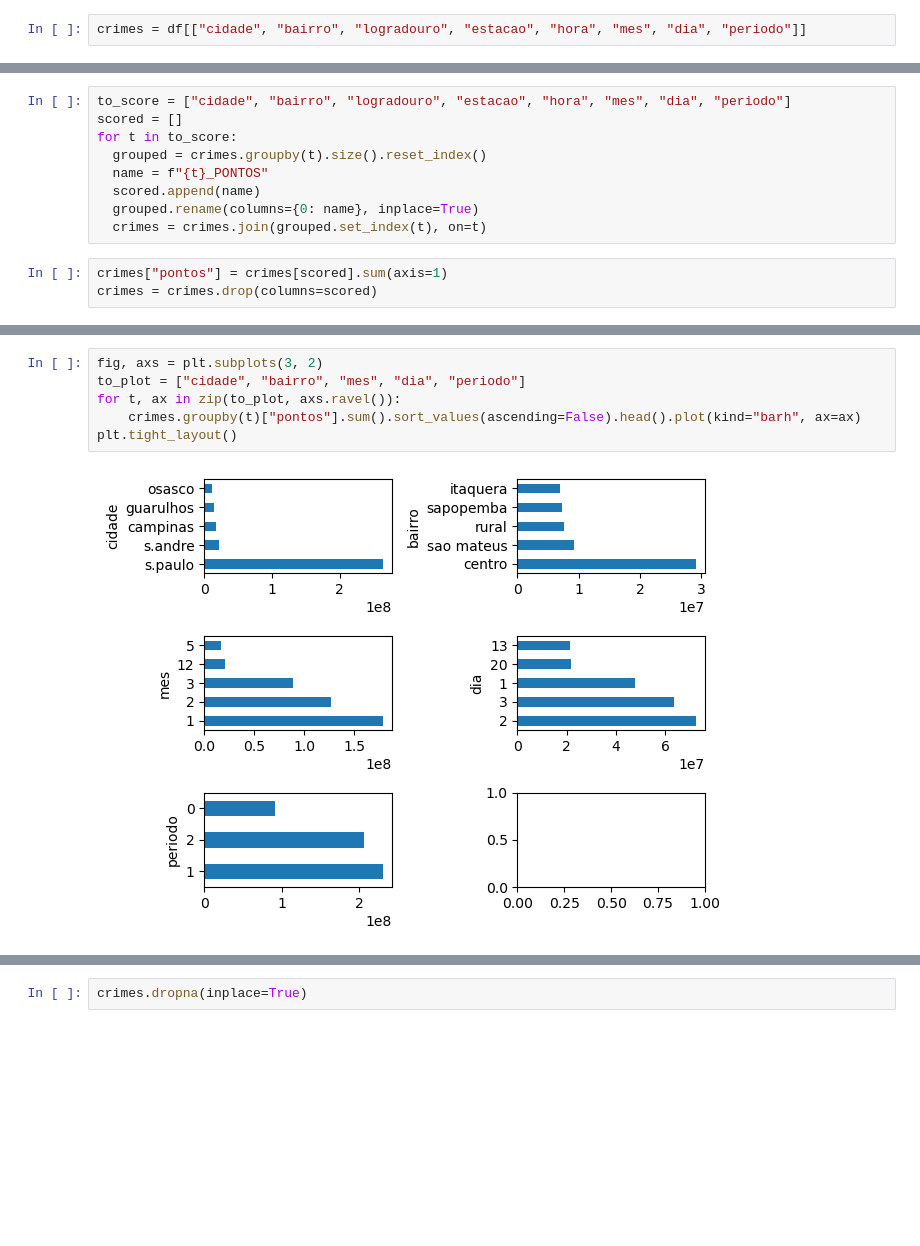
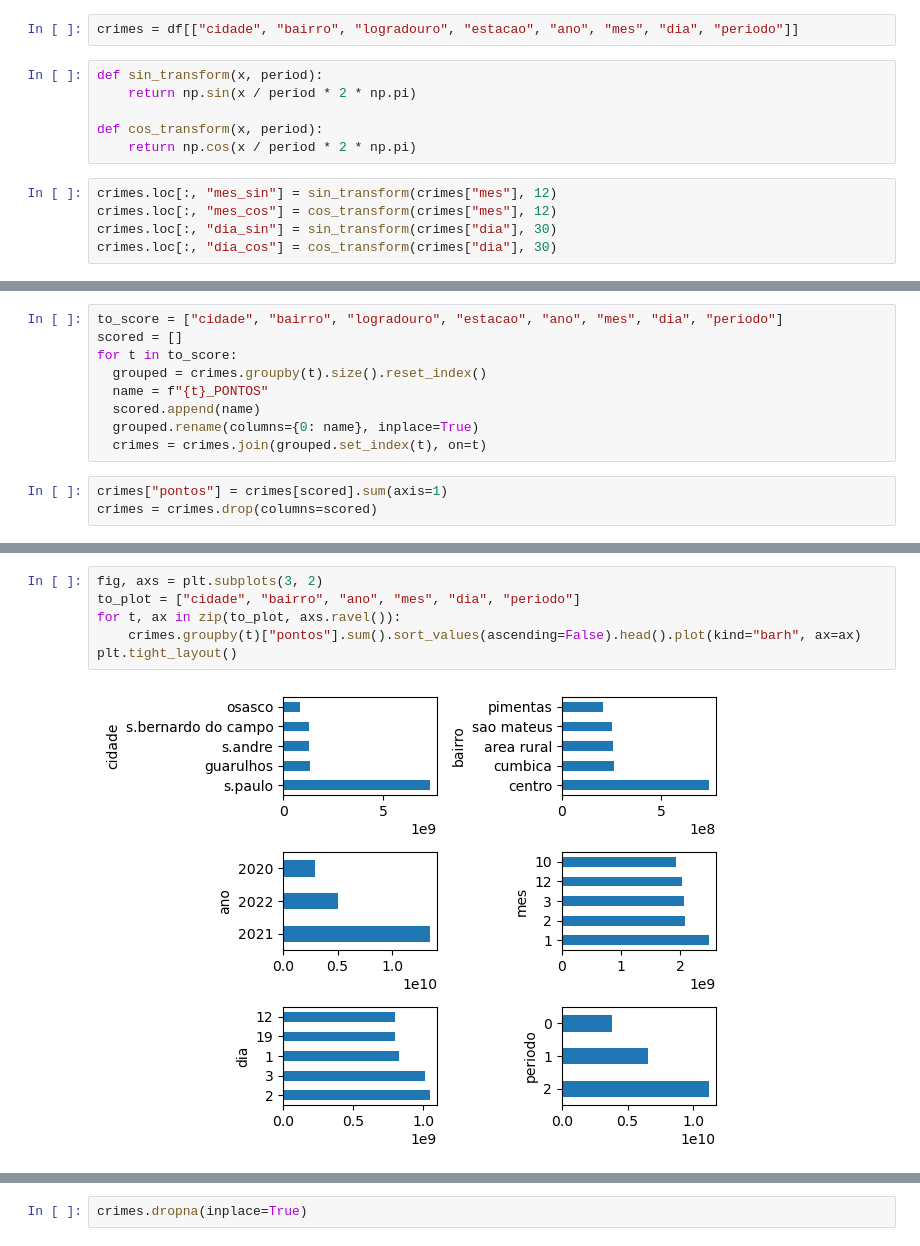
Before and after one commit to CriminiX/data-analysis, a Jupyter notebook: notebooks/scoring.ipynb, the cells around one changed output, grey strips where cells are left out. Drawn from its saved outputs; the diff is of its cells as text; blank space fills up the shorter version.

```diff
--- a/notebooks/scoring.ipynb
+++ b/notebooks/scoring.ipynb
@@ -20,4 +24,15 @@ df["periodo"] = np.where(
 for c in ["cidade", "bairro", "logradouro"]:
   df.loc[:, c] = df[c].str.normalize("NFKD").str.encode("ascii",  errors='ignore').str.decode("UTF-8").str.lower()
 # %%
-crimes = df[["cidade", "bairro", "logradouro", "estacao", "hora", "mes", "dia", "periodo"]]
+crimes = df[["cidade", "bairro", "logradouro", "estacao", "ano", "mes", "dia", "periodo"]]
+# %%
+def sin_transform(x, period):
+    return np.sin(x / period * 2 * np.pi)
+
+def cos_transform(x, period):
+    return np.cos(x / period * 2 * np.pi)
+# %%
+crimes.loc[:, "mes_sin"] = sin_transform(crimes["mes"], 12)
+crimes.loc[:, "mes_cos"] = cos_transform(crimes["mes"], 12)
+crimes.loc[:, "dia_sin"] = sin_transform(crimes["dia"], 30)
+crimes.loc[:, "dia_cos"] = cos_transform(crimes["dia"], 30)
@@ -33,5 +74,5 @@ crimes.head()
 # %%
-to_score = ["cidade", "bairro", "logradouro", "estacao", "hora", "mes", "dia", "periodo"]
+to_score = ["cidade", "bairro", "logradouro", "estacao", "ano", "mes", "dia", "periodo"]
 scored = []
 for t in to_score:
   grouped = crimes.groupby(t).size().reset_index()
@@ -50,11 +91,11 @@ crimes["pontos"].hist()
 # %%
 fig, axs = plt.subplots(3, 2)
-to_plot = ["cidade", "bairro", "mes", "dia", "periodo"]
+to_plot = ["cidade", "bairro", "ano", "mes", "dia", "periodo"]
 for t, ax in zip(to_plot, axs.ravel()):
     crimes.groupby(t)["pontos"].sum().sort_values(ascending=False).head().plot(kind="barh", ax=ax)
 plt.tight_layout()
 # %% [output]
-[figure, old version]
+[figure, new version]
 # %%
 print(f"Total {crimes.shape[0]}\n")
 print(crimes.isna().sum())
```
Also changed, not shown: parts of 11 cells of this notebook, 8 other files.
